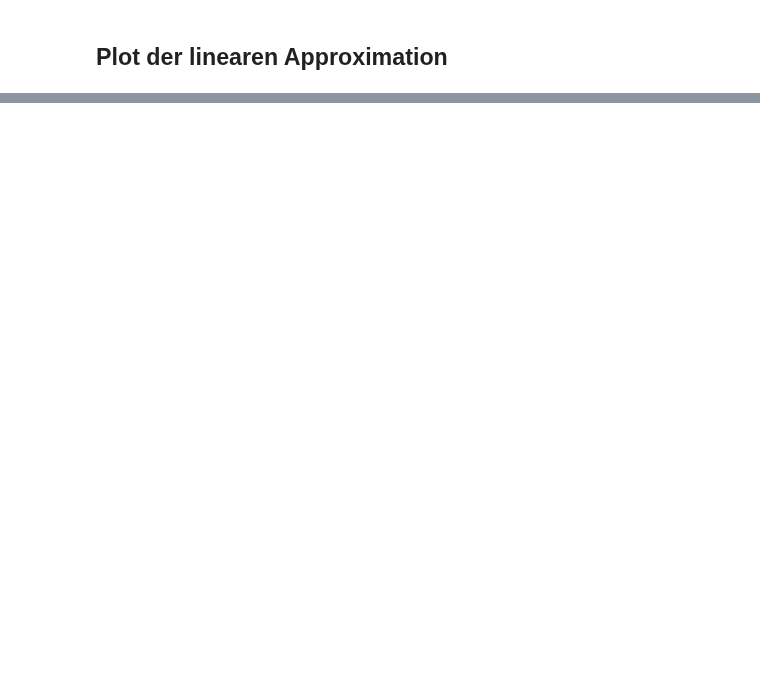
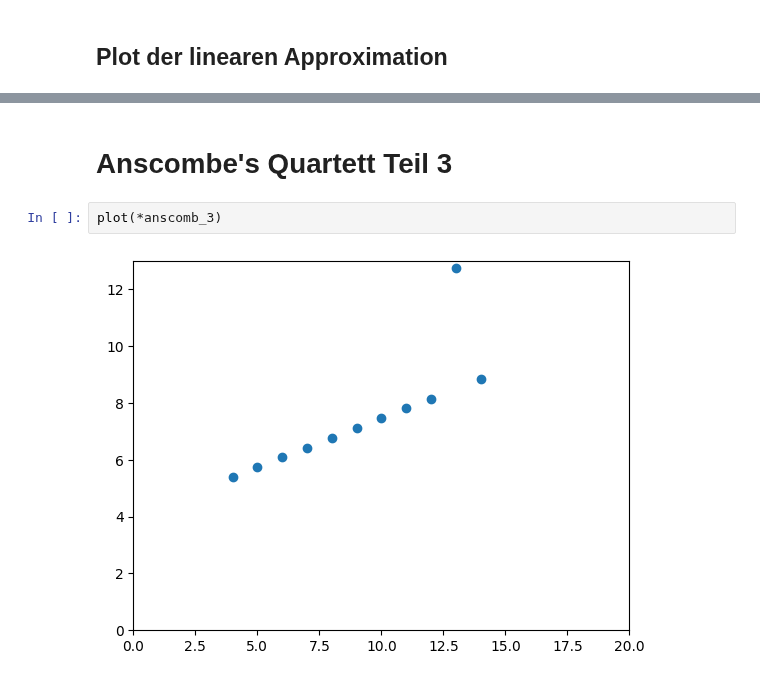
Before and after one commit to semiversus/aestatic, a Jupyter notebook: content/wdic/maschinelles_lernen/lineare_regression.ipynb, the cells around one changed output, grey strips where cells are left out. Saved outputs shown, nothing was run; the diff lists cells and outputs as text; blank space fills up the shorter version.

```diff
--- a/content/wdic/maschinelles_lernen/lineare_regression.ipynb
+++ b/content/wdic/maschinelles_lernen/lineare_regression.ipynb
@@ -58,0 +74,6 @@ plt.axis([0, 20, 0, 13])
+# %% [markdown]
+# Anscombe's Quartett Teil 3
+# %%
+plot(*anscomb_3)
+# %% [output]
+[figure, added]
```
Also changed, not shown: parts of 12 cells of this notebook, 4 other files.
